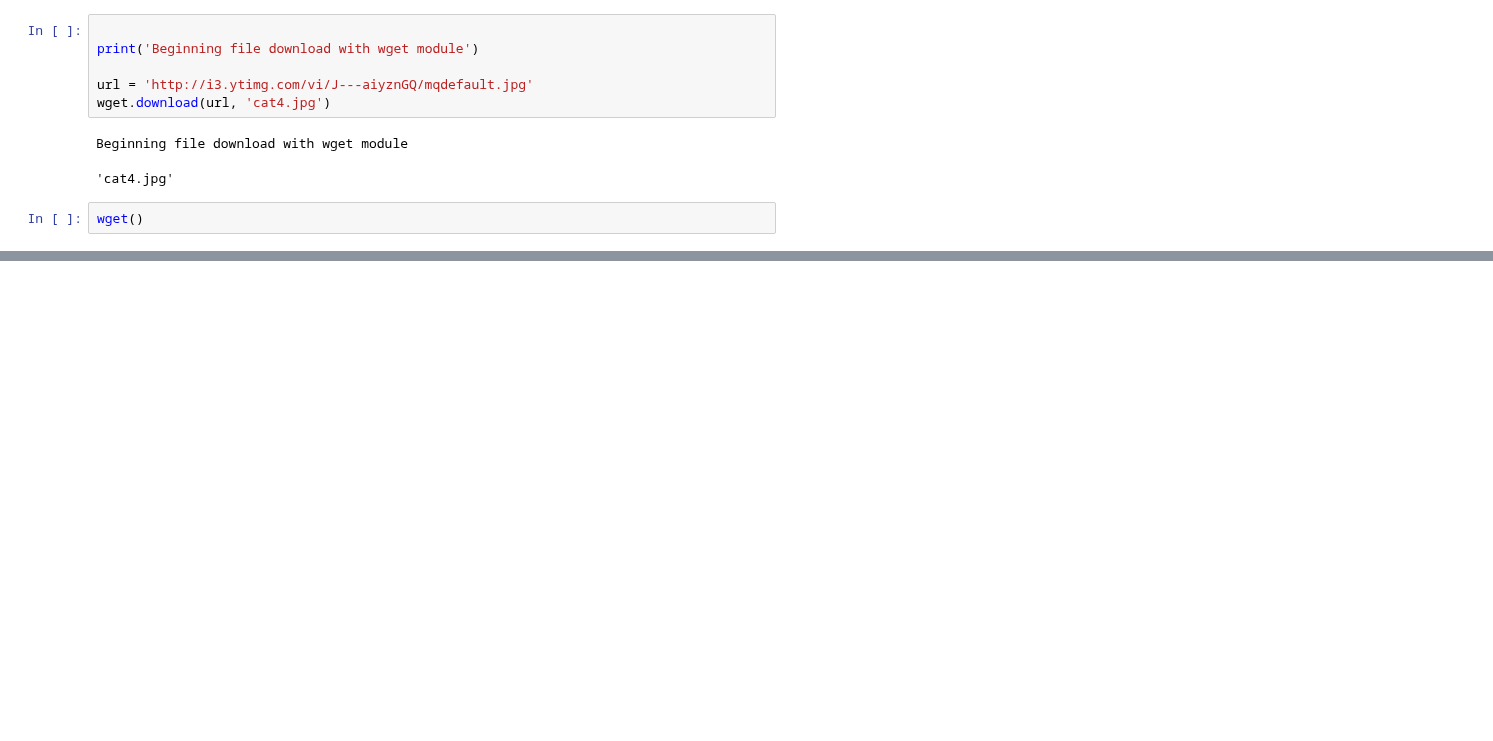
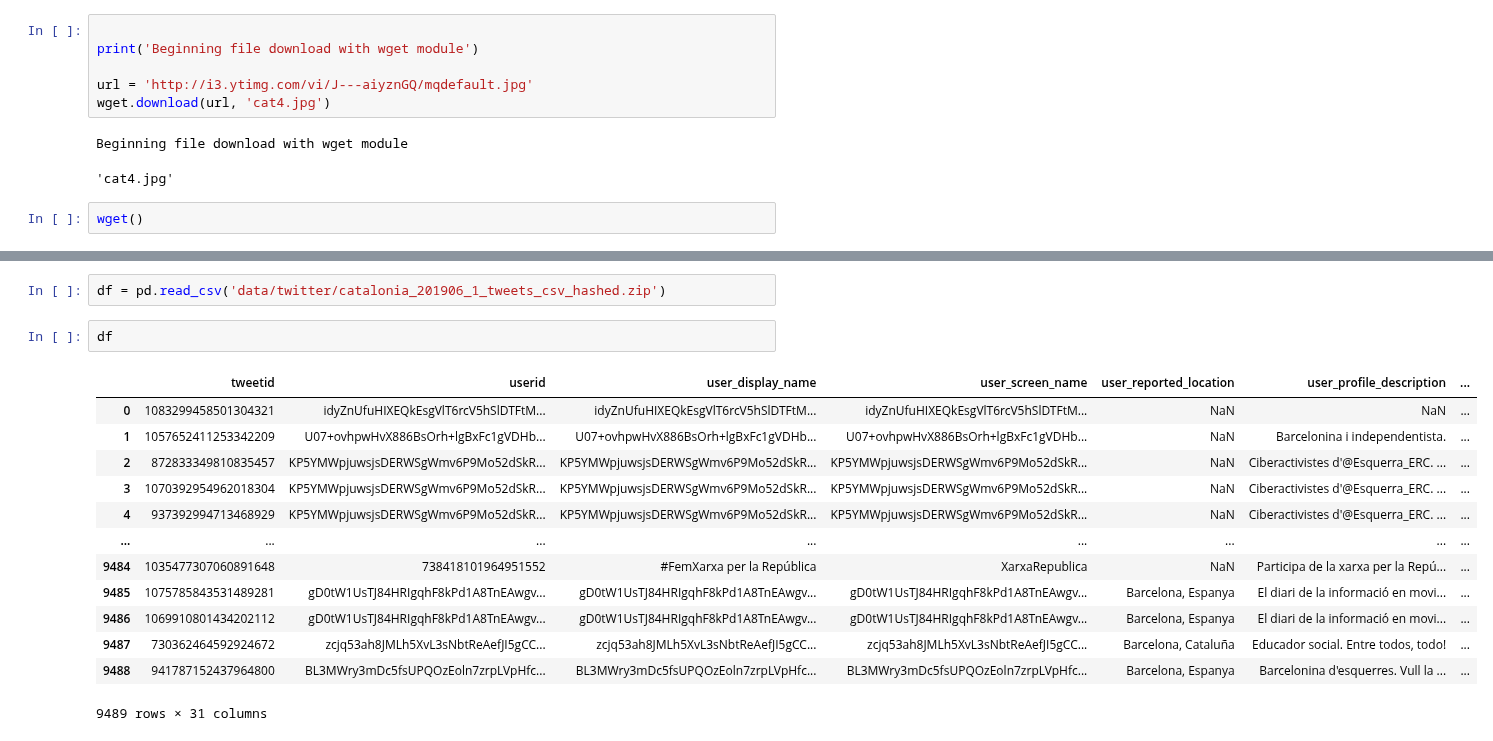
Before and after one commit to cfdv/troll_classifier, a Jupyter notebook: final_proposal.ipynb, the cells around one changed output, grey strips where cells are left out. Saved outputs shown, nothing was run; the diff lists cells and outputs as text; blank space fills up the shorter version.

Commit message:
exploring twitter data

```diff
--- a/final_proposal.ipynb
+++ b/final_proposal.ipynb
@@ -151,0 +159,18 @@ wget()
+# %%
+df = pd.read_csv('data/twitter/catalonia_201906_1_tweets_csv_hashed.zip')
+# %%
+df
+# %% [output]
+|  | tweetid | userid | user_display_name | user_screen_name | user_reported_location | user_profile_description | ... |
+| 0 | 1083299458501304321 | idyZnUfuHIXEQkEsgVlT6rcV5hSlDTFtM... | idyZnUfuHIXEQkEsgVlT6rcV5hSlDTFtM... | idyZnUfuHIXEQkEsgVlT6rcV5hSlDTFtM... | NaN | NaN | ... |
+| 1 | 1057652411253342209 | U07+ovhpwHvX886BsOrh+lgBxFc1gVDHb... | U07+ovhpwHvX886BsOrh+lgBxFc1gVDHb... | U07+ovhpwHvX886BsOrh+lgBxFc1gVDHb... | NaN | Barcelonina i independentista. | ... |
+| 2 | 872833349810835457 | KP5YMWpjuwsjsDERWSgWmv6P9Mo52dSkR... | KP5YMWpjuwsjsDERWSgWmv6P9Mo52dSkR... | KP5YMWpjuwsjsDERWSgWmv6P9Mo52dSkR... | NaN | Ciberactivistes d'@Esquerra_ERC. ... | ... |
+| 3 | 1070392954962018304 | KP5YMWpjuwsjsDERWSgWmv6P9Mo52dSkR... | KP5YMWpjuwsjsDERWSgWmv6P9Mo52dSkR... | KP5YMWpjuwsjsDERWSgWmv6P9Mo52dSkR... | NaN | Ciberactivistes d'@Esquerra_ERC. ... | ... |
+| 4 | 937392994713468929 | KP5YMWpjuwsjsDERWSgWmv6P9Mo52dSkR... | KP5YMWpjuwsjsDERWSgWmv6P9Mo52dSkR... | KP5YMWpjuwsjsDERWSgWmv6P9Mo52dSkR... | NaN | Ciberactivistes d'@Esquerra_ERC. ... | ... |
+| ... | ... | ... | ... | ... | ... | ... | ... |
+| 9484 | 1035477307060891648 | 738418101964951552 | #FemXarxa per la República | XarxaRepublica | NaN | Participa de la xarxa per la Repú... | ... |
+| 9485 | 1075785843531489281 | gD0tW1UsTJ84HRIgqhF8kPd1A8TnEAwgv... | gD0tW1UsTJ84HRIgqhF8kPd1A8TnEAwgv... | gD0tW1UsTJ84HRIgqhF8kPd1A8TnEAwgv... | Barcelona, Espanya | El diari de la informació en movi... | ... |
+| 9486 | 1069910801434202112 | gD0tW1UsTJ84HRIgqhF8kPd1A8TnEAwgv... | gD0tW1UsTJ84HRIgqhF8kPd1A8TnEAwgv... | gD0tW1UsTJ84HRIgqhF8kPd1A8TnEAwgv... | Barcelona, Espanya | El diari de la informació en movi... | ... |
+| 9487 | 730362464592924672 | zcjq53ah8JMLh5XvL3sNbtReAefJI5gCC... | zcjq53ah8JMLh5XvL3sNbtReAefJI5gCC... | zcjq53ah8JMLh5XvL3sNbtReAefJI5gCC... | Barcelona, Cataluña | Educador social. Entre todos, todo! | ... |
+| 9488 | 941787152437964800 | BL3MWry3mDc5fsUPQOzEoln7zrpLVpHfc... | BL3MWry3mDc5fsUPQOzEoln7zrpLVpHfc... | BL3MWry3mDc5fsUPQOzEoln7zrpLVpHfc... | Barcelona, Espanya | Barcelonina d'esquerres. Vull la ... | ... |
+9489 rows × 31 columns
```
Also changed, not shown: parts of 2 cells of this notebook.
